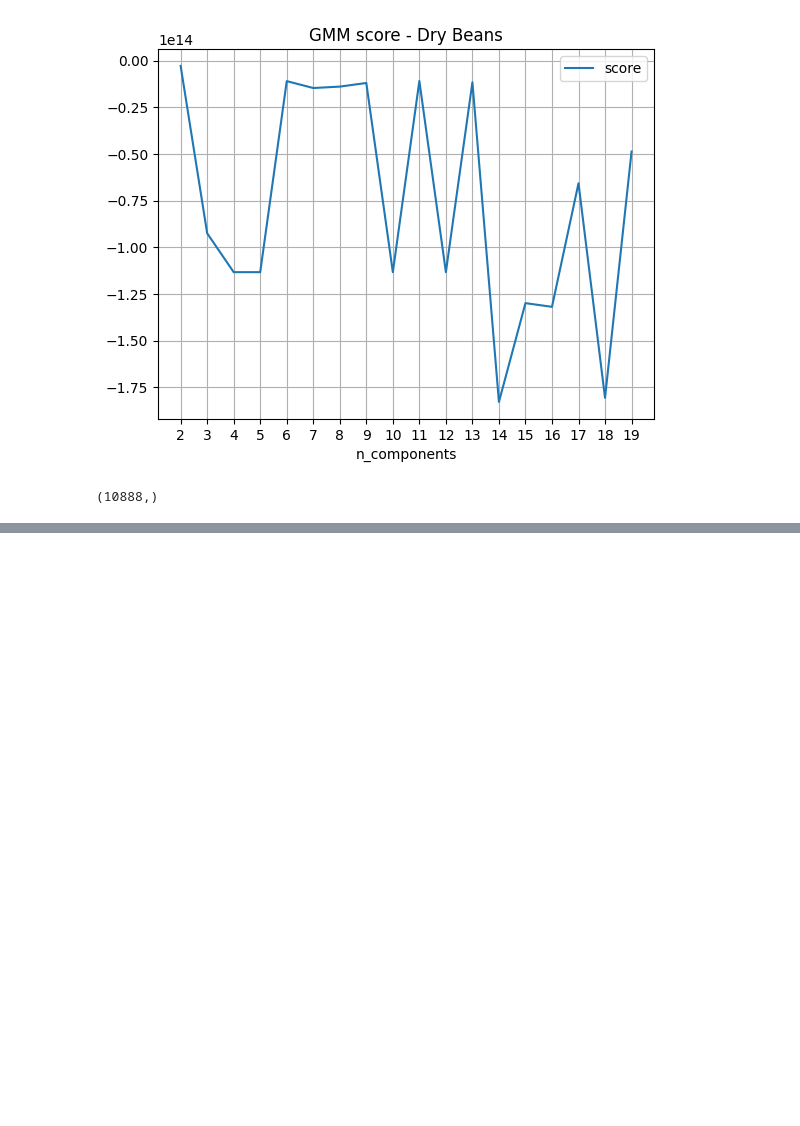
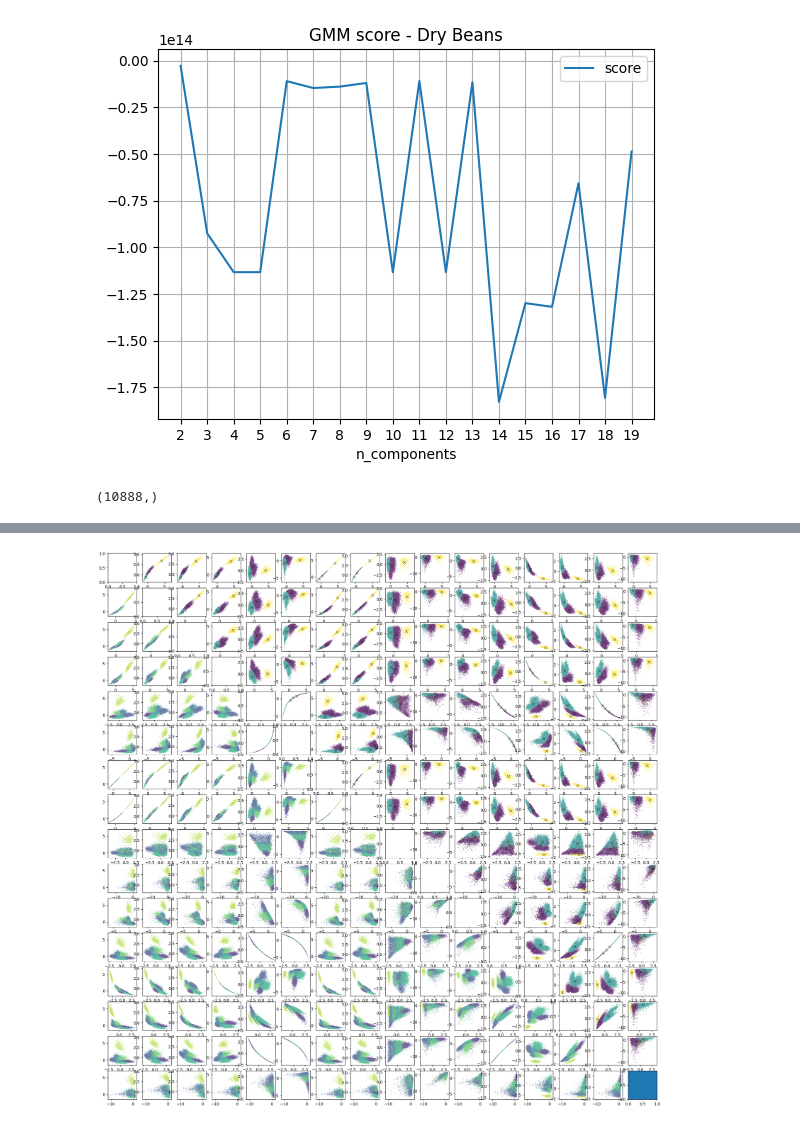
Before and after one commit to PavanKB/PS_3, a Jupyter notebook: exp_max_dry_beans.ipynb, the cells around one changed output, grey strips where cells are left out. Saved outputs shown, nothing was run; the diff lists cells and outputs as text; code cells hidden in the pictures; blank space fills up the shorter version.

```diff
--- a/exp_max_dry_beans.ipynb
+++ b/exp_max_dry_beans.ipynb
@@ -172,0 +192,22 @@ Text(0, 0.5, 'Perimeter')
+# %%
+fig, ax = plt.subplots(X_train.shape[1], X_train.shape[1], figsize=(25, 25))
+for i, j in combs:
+
+    sns.scatterplot(x=X_std[:,i], y=X_std[:,j], hue=label, palette='viridis', ax=ax[i, j], legend=False, s=1)
+    sns.scatterplot(x=means[:,i], y=means[:,j], color='black', s=50, marker='x', ax=ax[i, j])
+
+    covariances_2 = covariances[:, [i, j], [i, j]]
+    for pos, covar, w in zip(means, covariances_2, weights):
+        draw_ellipse(pos, covar, alpha=w * w_factor)
+
+    # ax[i, j].set_title(f"KMeans(3), Dry Beans")
+    # ax[i, j].set_xlabel(X_train.columns[i])
+    # ax[i, j].set_ylabel(X_train.columns[j])
+
+    sns.scatterplot(x=X_std[:,j], y=X_std[:,i], hue=y_train.values[:, 0], palette='viridis', ax=ax[j, i], legend=False, s=1)
+    # sns.scatterplot(x=means[:,j], y=means[:,i], color='black', s=50, marker='x', ax=ax[j, i])
+    # ax[j, i].set_title(f"KMeans(3), Dry Beans")
+    # ax[j, i].set_xlabel(X_train.columns[j])
+    # ax[j, i].set_ylabel(X_train.columns[i])
+# %% [output]
+[figure, added]
```
Also changed, not shown: parts of 4 cells of this notebook, 3 other files.
